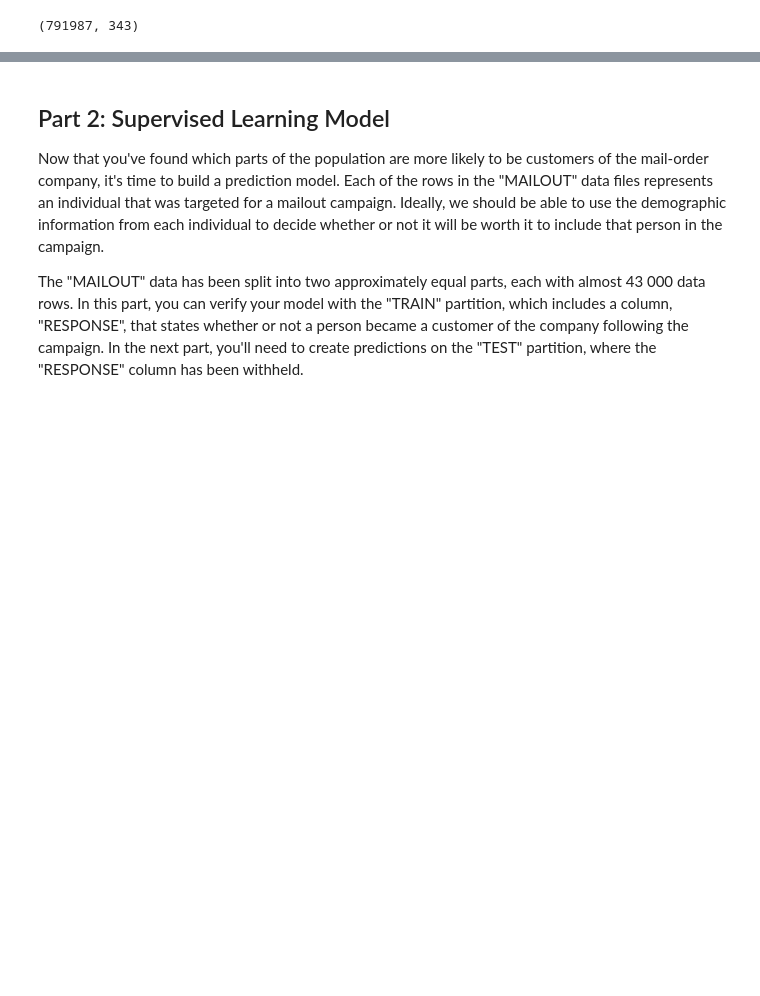
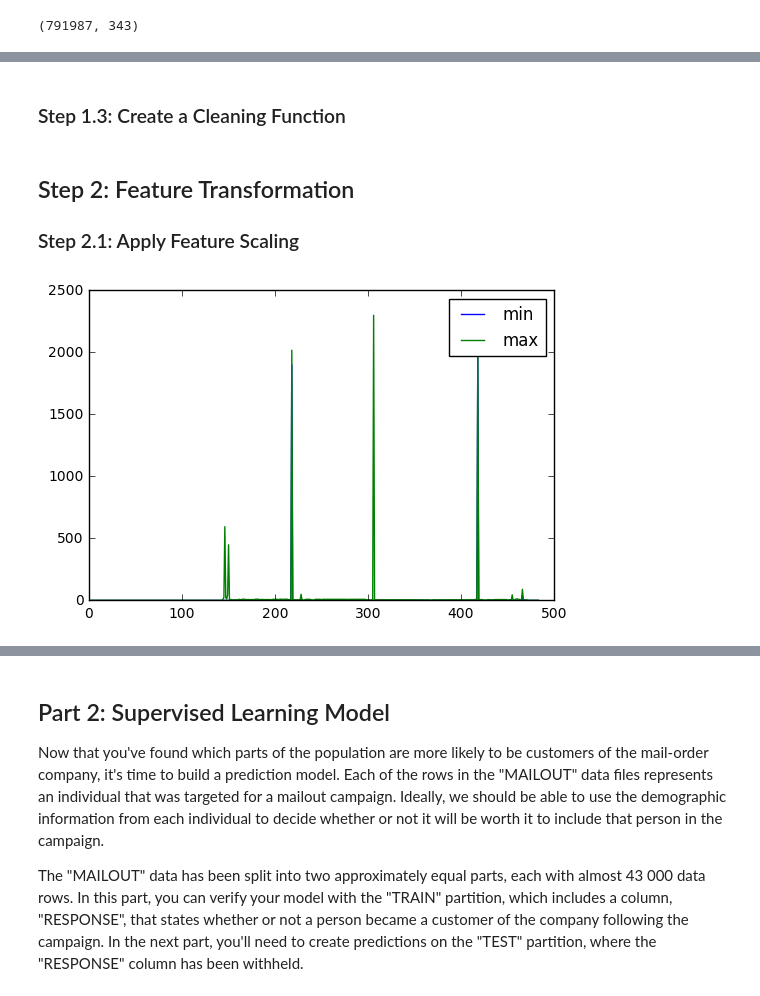
Before and after one commit to Jaouadeddadsi/DSND-Bertelsmann-Arvato-Project, a Jupyter notebook: Arvato_Project_Workbook.ipynb, the cells around one changed output, grey strips where cells are left out. Cells and saved outputs as stored; diff of their text form; code cells hidden in the pictures; blank space fills up the shorter version.

```diff
--- a/Arvato_Project_Workbook.ipynb
+++ b/Arvato_Project_Workbook.ipynb
@@ -554,0 +797,12 @@ azdias.shape
+# %%
+# replace 0 by nan
+new_azdias['WOHNLAGE'] = new_azdias['WOHNLAGE'].replace(0, np.nan)
+
+# Get dummumies variable
+WOHNLAGE = pd.get_dummies(new_azdias['WOHNLAGE'], prefix='WOHNLAGE')
+
+# Drop WOHNLAGE
+new_azdias.drop('WOHNLAGE', axis=1, inplace=True)
+
+# concat WOHNLAGE with new_azdias
+new_azdias = pd.concat([new_azdias, WOHNLAGE], axis=1)
@@ -554,0 +813,9 @@ azdias.shape
+# %%
+# Get dummumies variable
+PLZ8_BAUMAX = pd.get_dummies(new_azdias['PLZ8_BAUMAX'], prefix='PLZ8_BAUMAX')
+
+# Drop PLZ8_BAUMAX
+new_azdias.drop('PLZ8_BAUMAX', axis=1, inplace=True)
+
+# concat WOHNLAGE with new_azdias
+new_azdias = pd.concat([new_azdias, PLZ8_BAUMAX], axis=1)
@@ -554,0 +826,2 @@ azdias.shape
+# %% [markdown]
+### Step 1.3: Create a Cleaning Function
@@ -554,0 +925,24 @@ azdias.shape
+# %% [markdown]
+## Step 2: Feature Transformation
+
+### Step 2.1: Apply Feature Scaling
+# %%
+# drop LNR from data to process
+LNR_azdias = new_azdias['LNR']
+new_azdias.drop('LNR', axis=1, inplace=True)
+# %%
+# Imputer
+Imp =  Imputer(missing_values=np.nan, strategy='median')
+new_azdias = pd.DataFrame(Imp.fit_transform(new_azdias.values),
+                          columns= new_azdias.columns)
+# %%
+# Check features range
+describe_azdias = new_azdias.describe()
+
+plt.figure()
+plt.plot(describe_azdias.loc['min'].values, label= 'min')
+plt.plot(describe_azdias.loc['max'].values, label= 'max')
+plt.legend()
+plt.show()
+# %% [output]
+[figure, added]
```
Also changed, not shown: parts of 122 cells of this notebook.
